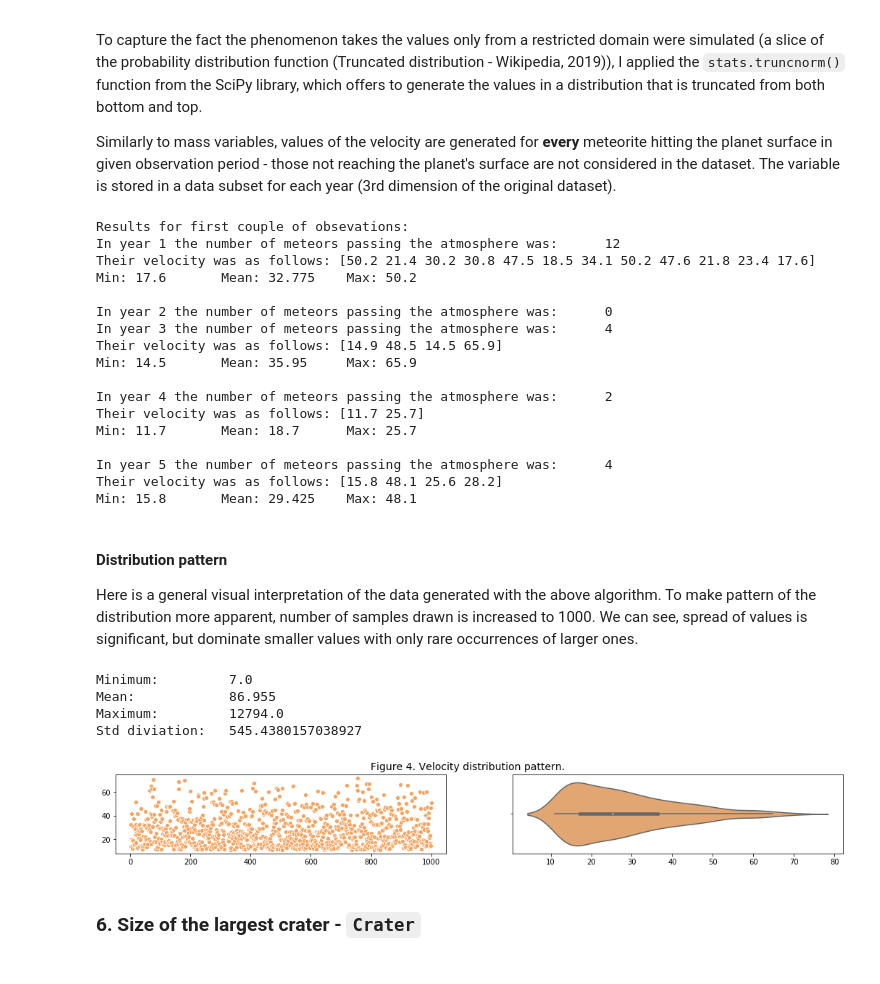
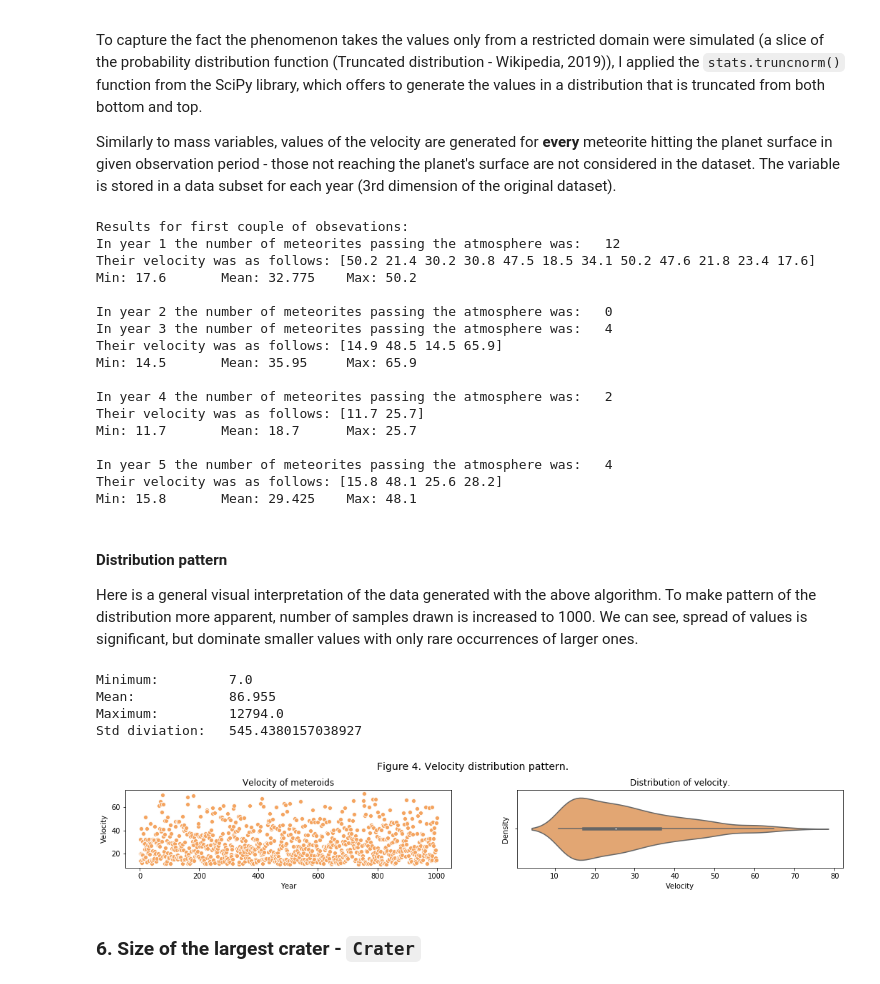
Before and after one commit to andkoc001/data_synthesis, a Jupyter notebook: data_synth_1.ipynb, the cells around one changed output. Drawn from its saved outputs; the diff is of its cells as text; code cells hidden in the pictures.

```diff
--- a/data_synth_1.ipynb
+++ b/data_synth_1.ipynb
@@ -496,7 +502,7 @@ for i in data["Year"]:
     number_meteors = data.loc[i-1]["Impact"] # getting the number of the meteors entereing the atmosphere in the subsequnt year
 
     if i <= 5:
-        print("In year", i, "the number of meteors passing the atmosphere was:\t", number_meteors) # print out for first couple of obsevations
+        print("In year", i, "the number of meteorites passing the atmosphere was:\t", number_meteors) # print out for first couple of obsevations
 
     if number_meteors != 0:  # only those that hit the planet are considered
 
@@ -516,20 +522,20 @@ for i in data["Year"]:
          pass
 # %% [output]
 Results for first couple of obsevations:
-In year 1 the number of meteors passing the atmosphere was:      12
+In year 1 the number of meteorites passing the atmosphere was:   12
 Their velocity was as follows: [50.2 21.4 30.2 30.8 47.5 18.5 34.1 50.2 47.6 21.8 23.4 17.6]
 Min: 17.6       Mean: 32.775    Max: 50.2
 
-In year 2 the number of meteors passing the atmosphere was:      0
-In year 3 the number of meteors passing the atmosphere was:      4
+In year 2 the number of meteorites passing the atmosphere was:   0
+In year 3 the number of meteorites passing the atmosphere was:   4
 Their velocity was as follows: [14.9 48.5 14.5 65.9]
 Min: 14.5       Mean: 35.95     Max: 65.9
 
-In year 4 the number of meteors passing the atmosphere was:      2
+In year 4 the number of meteorites passing the atmosphere was:   2
 Their velocity was as follows: [11.7 25.7]
 Min: 11.7       Mean: 18.7      Max: 25.7
 
-In year 5 the number of meteors passing the atmosphere was:      4
+In year 5 the number of meteorites passing the atmosphere was:   4
 Their velocity was as follows: [15.8 48.1 25.6 28.2]
 Min: 15.8       Mean: 29.425    Max: 48.1
 # %% [markdown]
@@ -538,32 +544,34 @@ Here is a general visual interpretation of the data generated with the above alg
 # %%
 # simulation of the distribution algorithm
 velo_distr = np.round(stats.truncnorm.rvs(a, b, loc=mu, scale=sigma, size=1000), 1)
 
 np.random.seed(determinant) # executing this line ensures the generated numbers are the same
 
 print("Minimum:\t", mass_distr.min())
 print("Mean:\t\t", mass_distr.mean())
 print("Maximum:\t", mass_distr.max())
 print("Std diviation:\t", mass_distr.std())
 
 ### plotting - velocity distribution
-fig, ax = plt.subplots(ncols=2, figsize=(18, 2))
-plt.suptitle("Figure 4. Velocity distribution pattern.", y=1.0, fontsize=14)
+fig, axes = plt.subplots(ncols=2, figsize=(18, 2))
+plt.suptitle("Figure 4. Velocity distribution pattern.", y=1.15, fontsize=14)
 plt.subplots_adjust(left=None, bottom=None, right=None, top=None, wspace=.2, hspace=None)
 
 # left hand plot - number of entries in each year of observation
-sns.scatterplot(x=year, y=velo_distr, color='sandybrown', ax=ax[0])
+sns.scatterplot(x=year, y=velo_distr, color='sandybrown', ax=axes[0])
+axes[0].set(xlabel="Year", ylabel="Velocity", title="Velocity of meteroids")
 
 # right hand plot - how many the same number of entries occured
-sns.violinplot(x=velo_distr, color='sandybrown', ax=ax[1])
+sns.violinplot(x=velo_distr, color='sandybrown', ax=axes[1])
+axes[1].set(xlabel="Velocity", ylabel="Density", title="Distribution of velocity.")
 
 plt.show()
 # %% [output]
 Minimum:         7.0
 Mean:            86.955
 Maximum:         12794.0
 Std diviation:   545.4380157038927
-[figure, old version]
+[figure, new version]
 # %% [markdown]
 ### 6. Size of the largest crater - `Crater`
 # %% [markdown]
```
Also changed, not shown: parts of 4 cells of this notebook.
